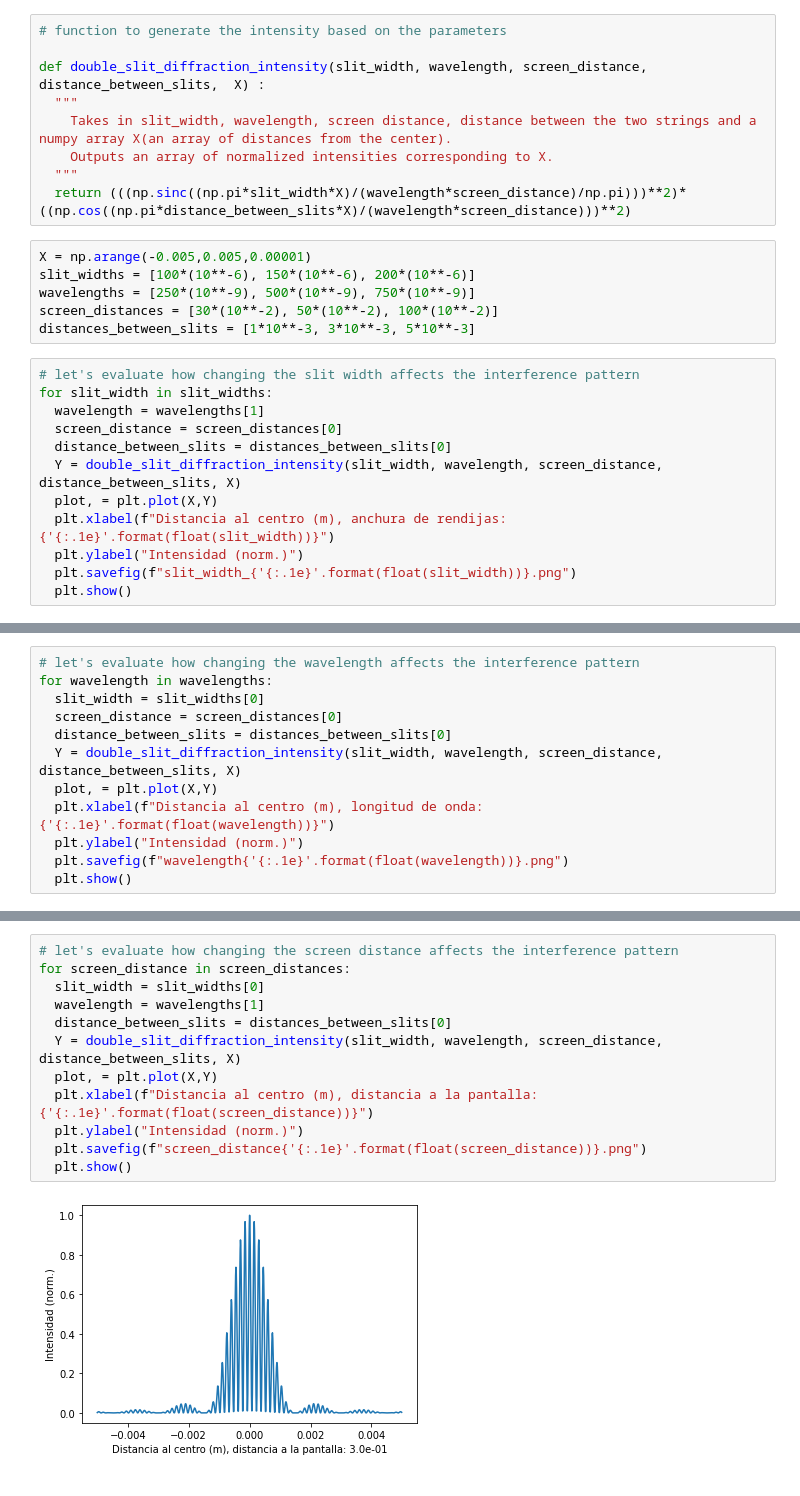
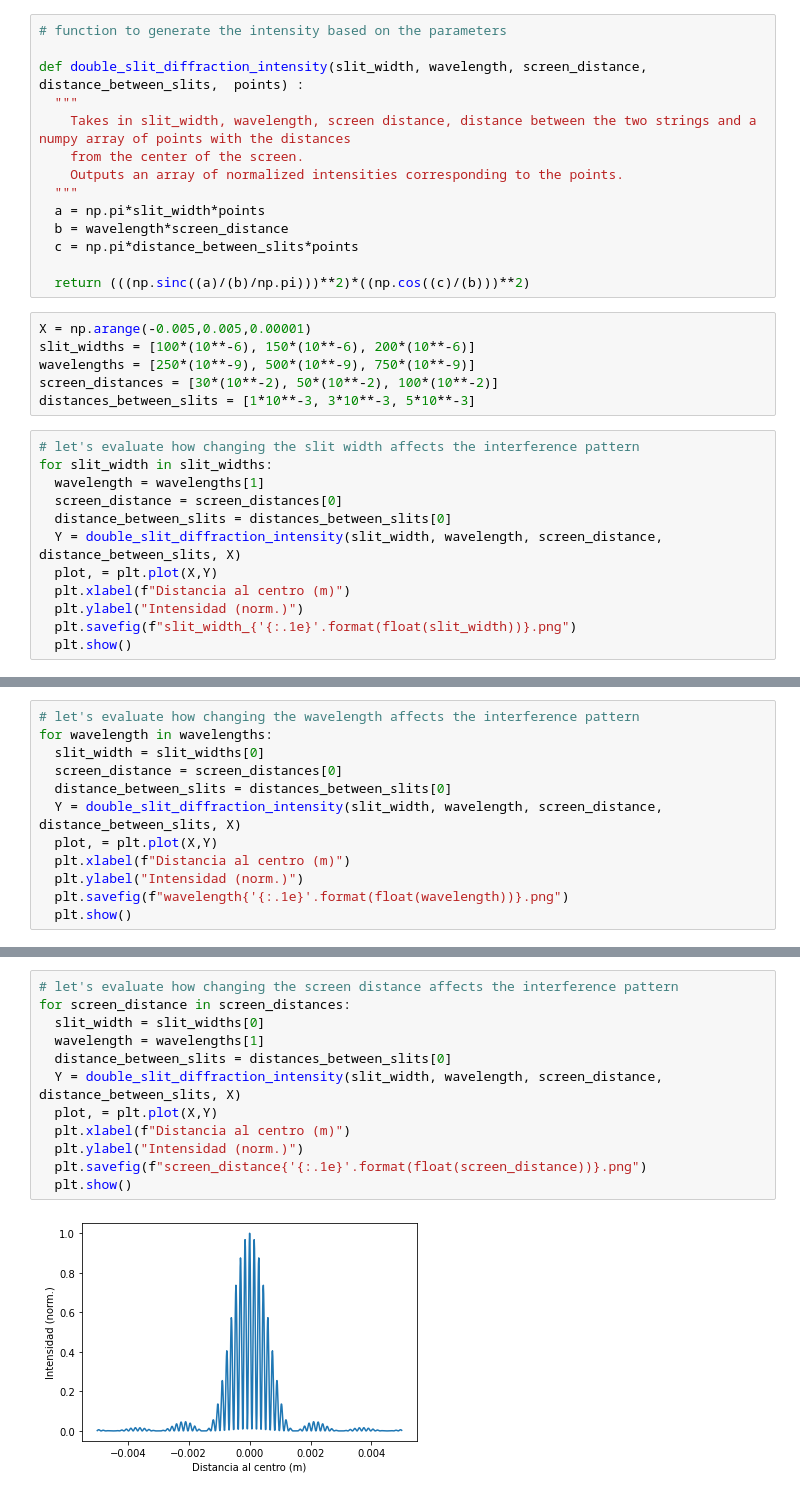
Before and after one commit to jjmartinezro/double_slit_particle_diffraction, a Jupyter notebook: doble_rendija.ipynb, the cells around one changed output, grey strips where cells are left out. Drawn from its saved outputs; the diff is of its cells as text.

Commit message:
changing legend in figures

```diff
--- a/doble_rendija.ipynb
+++ b/doble_rendija.ipynb
@@ -5,12 +5,17 @@ import numpy as np
 # %%
 # function to generate the intensity based on the parameters
 
-def double_slit_diffraction_intensity(slit_width, wavelength, screen_distance, distance_between_slits,  X) :
+def double_slit_diffraction_intensity(slit_width, wavelength, screen_distance, distance_between_slits,  points) :
   """
-    Takes in slit_width, wavelength, screen distance, distance between the two strings and a numpy array X(an array of distances from the center).
-    Outputs an array of normalized intensities corresponding to X.
+    Takes in slit_width, wavelength, screen distance, distance between the two strings and a numpy array of points with the distances
+    from the center of the screen.
+    Outputs an array of normalized intensities corresponding to the points.
   """
-  return (((np.sinc((np.pi*slit_width*X)/(wavelength*screen_distance)/np.pi)))**2)*((np.cos((np.pi*distance_between_slits*X)/(wavelength*screen_distance)))**2)
+  a = np.pi*slit_width*points
+  b = wavelength*screen_distance
+  c = np.pi*distance_between_slits*points
+
+  return (((np.sinc((a)/(b)/np.pi)))**2)*((np.cos((c)/(b)))**2)
 # %%
 X = np.arange(-0.005,0.005,0.00001)
 slit_widths = [100*(10**-6), 150*(10**-6), 200*(10**-6)]
@@ -25,7 +30,7 @@ for slit_width in slit_widths:
   distance_between_slits = distances_between_slits[0]
   Y = double_slit_diffraction_intensity(slit_width, wavelength, screen_distance, distance_between_slits, X)
   plot, = plt.plot(X,Y)
-  plt.xlabel(f"Distancia al centro (m), anchura de rendijas: {'{:.1e}'.format(float(slit_width))}")
+  plt.xlabel(f"Distancia al centro (m)")
   plt.ylabel("Intensidad (norm.)")
   plt.savefig(f"slit_width_{'{:.1e}'.format(float(slit_width))}.png")
   plt.show()
@@ -41,7 +46,7 @@ for wavelength in wavelengths:
   distance_between_slits = distances_between_slits[0]
   Y = double_slit_diffraction_intensity(slit_width, wavelength, screen_distance, distance_between_slits, X)
   plot, = plt.plot(X,Y)
-  plt.xlabel(f"Distancia al centro (m), longitud de onda: {'{:.1e}'.format(float(wavelength))}")
+  plt.xlabel(f"Distancia al centro (m)")
   plt.ylabel("Intensidad (norm.)")
   plt.savefig(f"wavelength{'{:.1e}'.format(float(wavelength))}.png")
   plt.show()
@@ -52,14 +57,14 @@ for wavelength in wavelengths:
 # %%
 # let's evaluate how changing the screen distance affects the interference pattern
 for screen_distance in screen_distances:
   slit_width = slit_widths[0]
   wavelength = wavelengths[1]
   distance_between_slits = distances_between_slits[0]
   Y = double_slit_diffraction_intensity(slit_width, wavelength, screen_distance, distance_between_slits, X)
   plot, = plt.plot(X,Y)
-  plt.xlabel(f"Distancia al centro (m), distancia a la pantalla: {'{:.1e}'.format(float(screen_distance))}")
+  plt.xlabel(f"Distancia al centro (m)")
   plt.ylabel("Intensidad (norm.)")
   plt.savefig(f"screen_distance{'{:.1e}'.format(float(screen_distance))}.png")
   plt.show()
 # %% [output]
-[figure, old version]
+[figure, new version]
```
Also changed, not shown: parts of 4 cells of this notebook.
